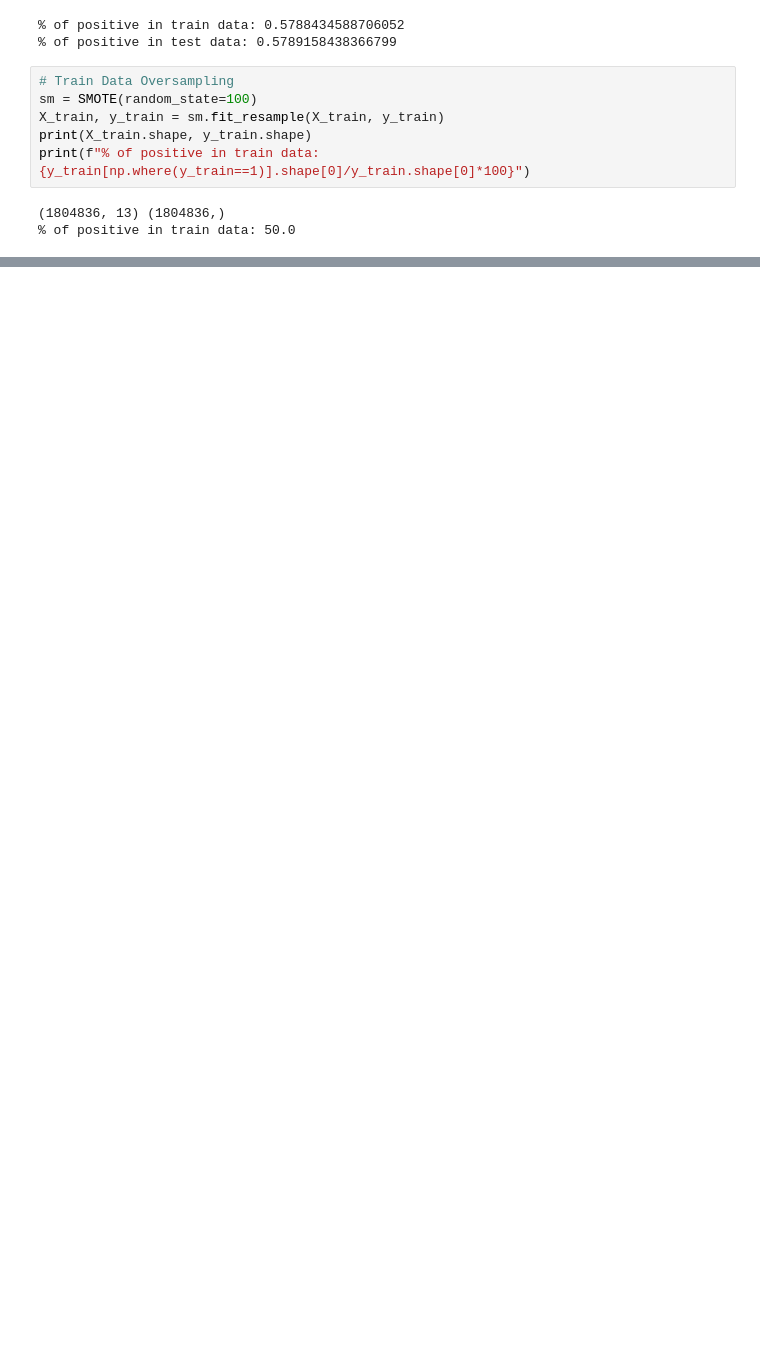
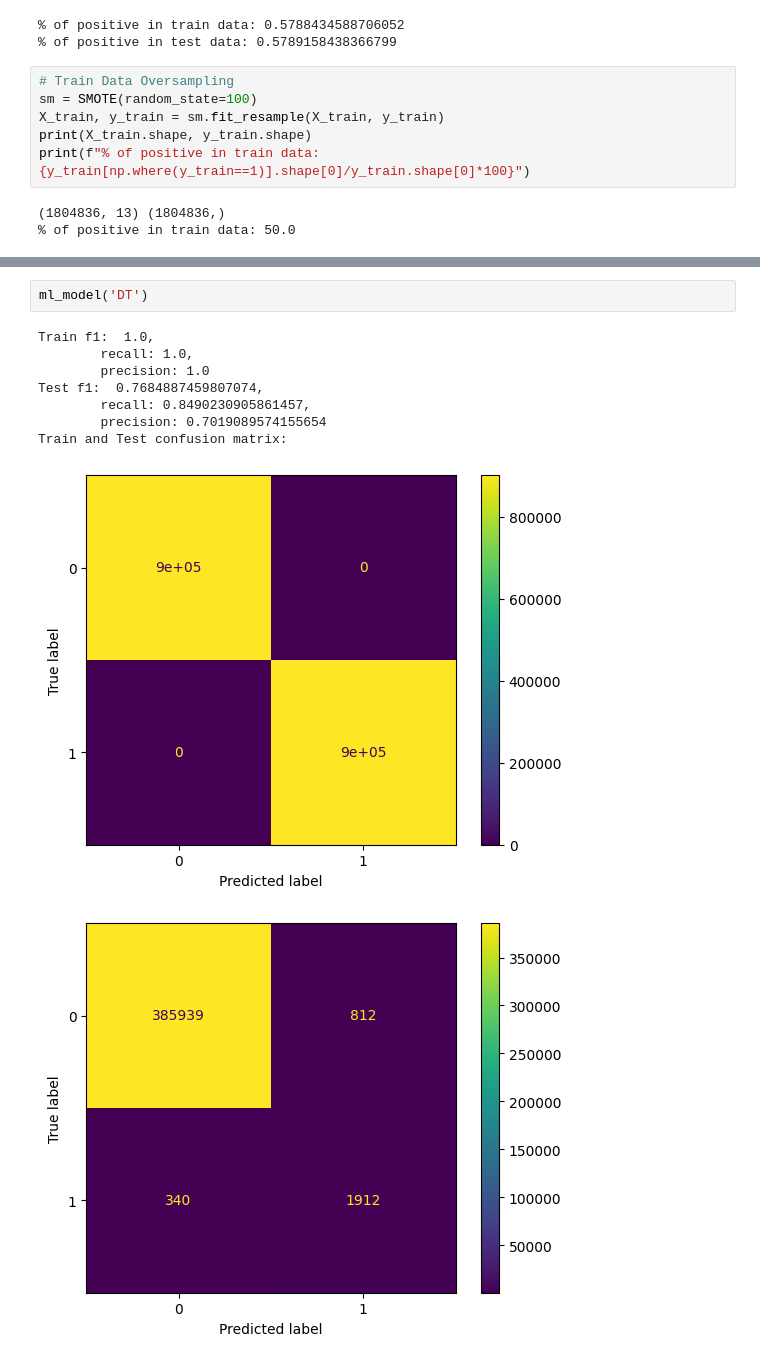
Before and after one commit to arnabroy734/fraud_detection, a Jupyter notebook: notebooks/supervised.ipynb, the cells around one changed output, grey strips where cells are left out. Saved outputs shown, nothing was run; the diff lists cells and outputs as text; blank space fills up the shorter version.

```diff
--- a/notebooks/supervised.ipynb
+++ b/notebooks/supervised.ipynb
@@ -77,4 +117,16 @@ Test f1:  0.10909861885146596
 Train and Test confusion matrix:
 [figure]
 [figure]
+# %%
+ml_model('DT')
+# %% [output]
+Train f1:  1.0,
+        recall: 1.0,
+        precision: 1.0
+Test f1:  0.7684887459807074,
+        recall: 0.8490230905861457,
+        precision: 0.7019089574155654
+Train and Test confusion matrix:
+[figure, added]
+[figure, added]
 # %%
```
Also changed, not shown: parts of 36 cells of this notebook, 6 other files.
